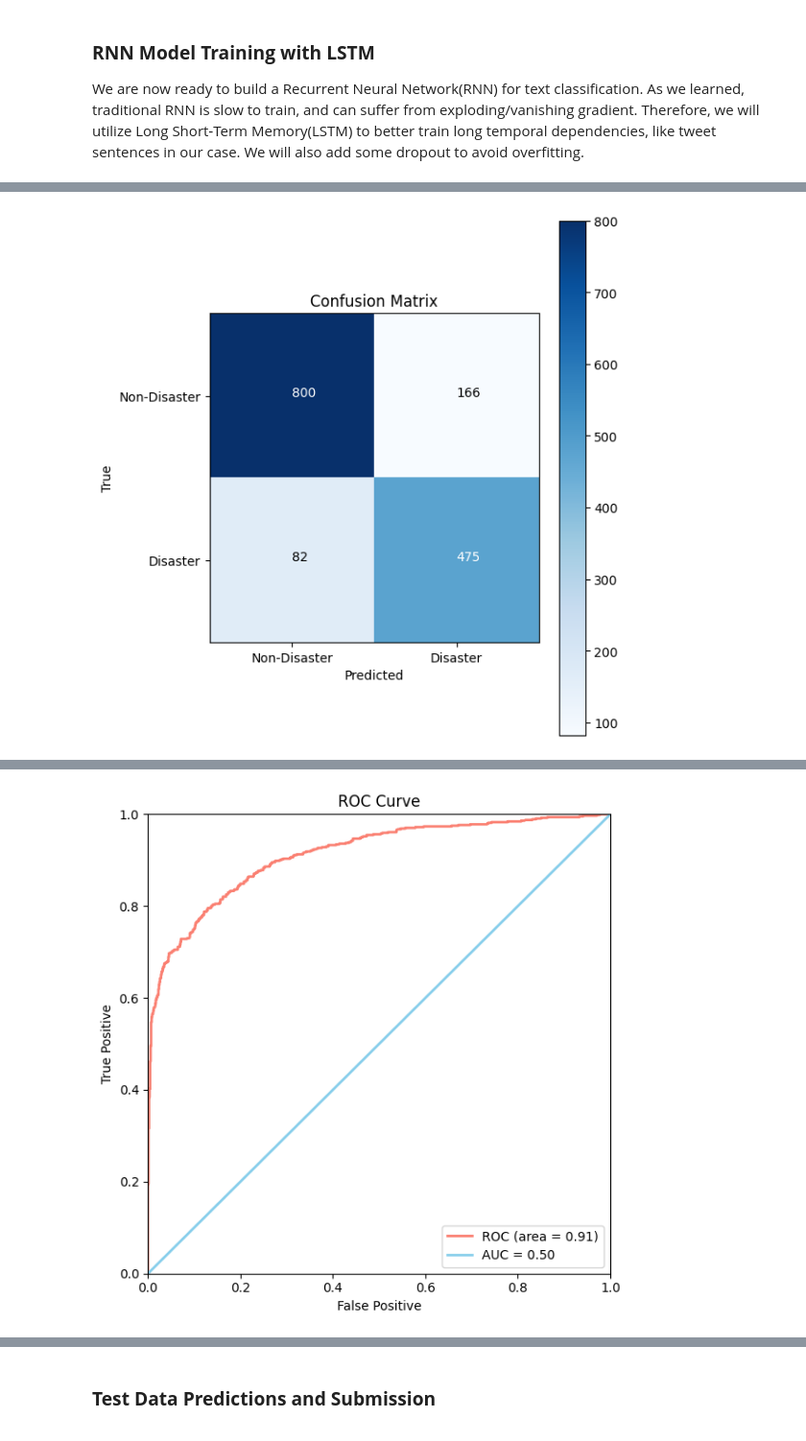
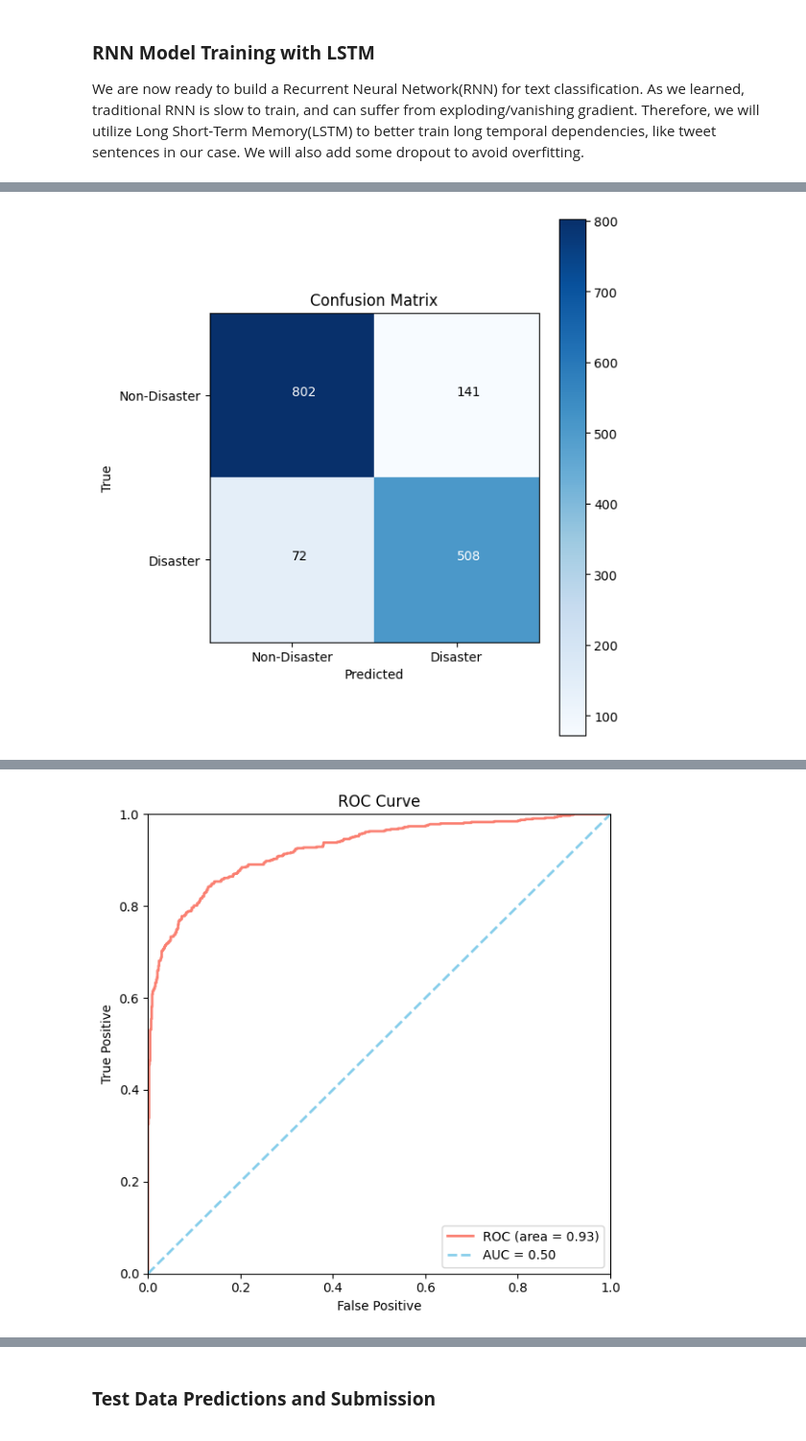
Before and after one commit to se7ensecondz/nlp-with-disaster-tweets, a Jupyter notebook: nlp_with_disaster_tweets.ipynb, the cells around one changed output, grey strips where cells are left out. Shown: that part at 96% size. Saved outputs shown, nothing was run; the diff lists cells and outputs as text; code cells hidden in the pictures.

```diff
--- a/nlp_with_disaster_tweets.ipynb
+++ b/nlp_with_disaster_tweets.ipynb
@@ -420,8 +425,8 @@ def clean_text(s):
     s = replace_abbrs(s)
     return remove_stopwords(s)
 
-train_data["clean_text"] = train_data["text"].apply(clean_text)
-test_data["clean_text"] = test_data["text"].apply(clean_text)
+train_data["cleaned_text"] = train_data["text"].apply(clean_text)
+test_data["cleaned_text"] = test_data["text"].apply(clean_text)
 # %% [markdown]
 **<h3>RNN Model Training with LSTM</h3>**
 
@@ -430,18 +435,18 @@ We are now ready to build a Recurrent Neural Network(RNN) for text classificatio
 def build_rnn(
     epochs=10,
     batch_size=32,
-    pad_maxlen=64,
+    pad_maxlen=50,
     input_dim=4096,
     output_dim=128,
     lstm_units=128,
-    dropout_rate=0.3,
+    dr=0.4,
     lr=0.0001,
-    random_state=64
+    random_state=42
 ):
     tokenizer = Tokenizer(num_words=input_dim, split=" ")
-    tokenizer.fit_on_texts(train_data["clean_text"].values)
+    tokenizer.fit_on_texts(train_data["cleaned_text"])
 
-    X = tokenizer.texts_to_sequences(train_data["clean_text"].values)
+    X = tokenizer.texts_to_sequences(train_data["cleaned_text"])
     X = pad_sequences(X, maxlen=pad_maxlen)
     y = train_data["target"]
     X_train, X_test, y_train, y_test = train_test_split(X, y, test_size=0.2, random_state=random_state)
@@ -451,13 +456,13 @@ def build_rnn(
 
     # Embedding layer
     rnn.add(Embedding(input_dim, output_dim))
-    rnn.add(Dropout(dropout_rate))
+    rnn.add(Dropout(dr))
 
     # LSTM layers
-    rnn.add(LSTM(lstm_units, dropout=dropout_rate, return_sequences=True, recurrent_dropout=dropout_rate))
-    rnn.add(Dropout(dropout_rate))
-    rnn.add(LSTM(lstm_units, dropout=dropout_rate, recurrent_dropout=dropout_rate))
-    rnn.add(Dropout(dropout_rate))
+    rnn.add(LSTM(lstm_units, dropout=dr, return_sequences=True, recurrent_dropout=dr))
+    rnn.add(Dropout(dr))
+    rnn.add(LSTM(lstm_units, dropout=dr, recurrent_dropout=dr))
+    rnn.add(Dropout(dr))
 
     # Output layer
     rnn.add(Dense(1, activation="sigmoid"))
@@ -470,11 +475,11 @@ def build_rnn(
     )
     rnn.fit(X, y, epochs=epochs, validation_split=0.2, batch_size=batch_size)
 
-    test_tweets = tokenizer.texts_to_sequences(test_data["clean_text"].values)
+    test_tweets = tokenizer.texts_to_sequences(test_data["cleaned_text"])
     test_tweets = pad_sequences(test_tweets, maxlen=pad_maxlen)
 
     return rnn, X_train, X_test, y_train, y_test, test_tweets
 # %%
 # configure to train the model with more epochs
-model, X_train, X_test, y_train, y_test, test_tweets = build_rnn(epochs=5)
+model, X_train, X_test, y_train, y_test, test_tweets = build_rnn(epochs=10)
 # %% [output]
@@ -526,14 +541,14 @@ for i in range(cm.shape[0]):
 plt.tight_layout()
 plt.show()
 # %% [output]
-[figure, old version]
+[figure, new version]
 # %%
 y_pred_proba = model.predict(X_test).ravel()
 fpr, tpr, thresholds = roc_curve(y_test, y_pred_proba, pos_label=1)
 roc_auc = round(auc(fpr, tpr), 2)
 plt.figure(figsize=(6,6))
 plt.plot(fpr, tpr, color="salmon", lw=2, label=f'ROC (area = {roc_auc})')
-plt.plot([0,1], [0,1], color="skyblue", lw=2, linestyle='-', label="AUC = 0.50")
+plt.plot([0,1], [0,1], color="skyblue", lw=2, linestyle='--', label="AUC = 0.50")
 plt.xlim([0.0, 1.0])
 plt.ylim([0.0, 1.0])
 plt.xlabel("False Positive")
@@ -547,4 +562,4 @@ plt.show()
-[figure, old version]
+[figure, new version]
 # %%
 print(classification_report(y_test, y_pred))
 # %% [output]
```
Also changed, not shown: parts of 13 cells of this notebook.
